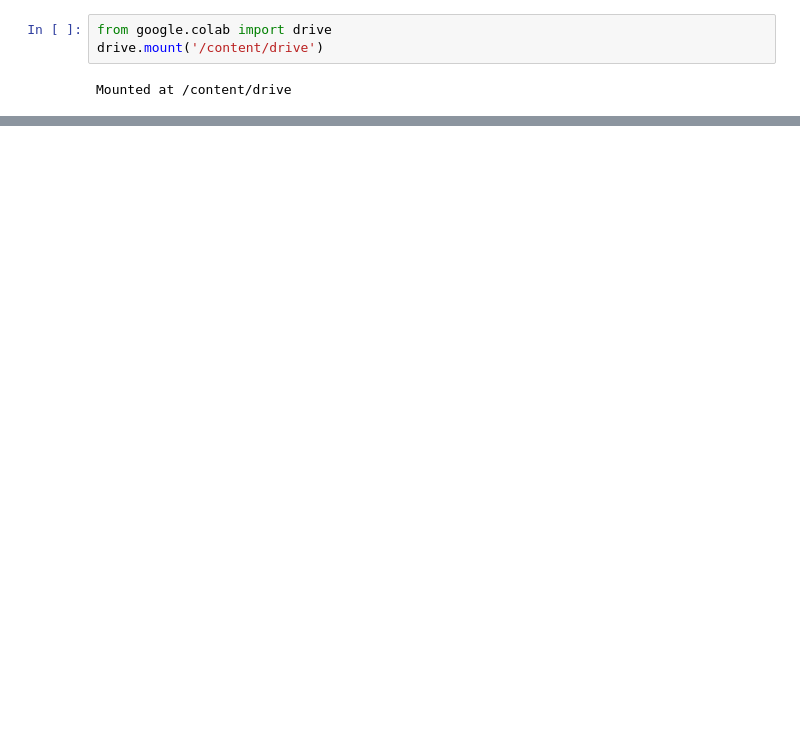
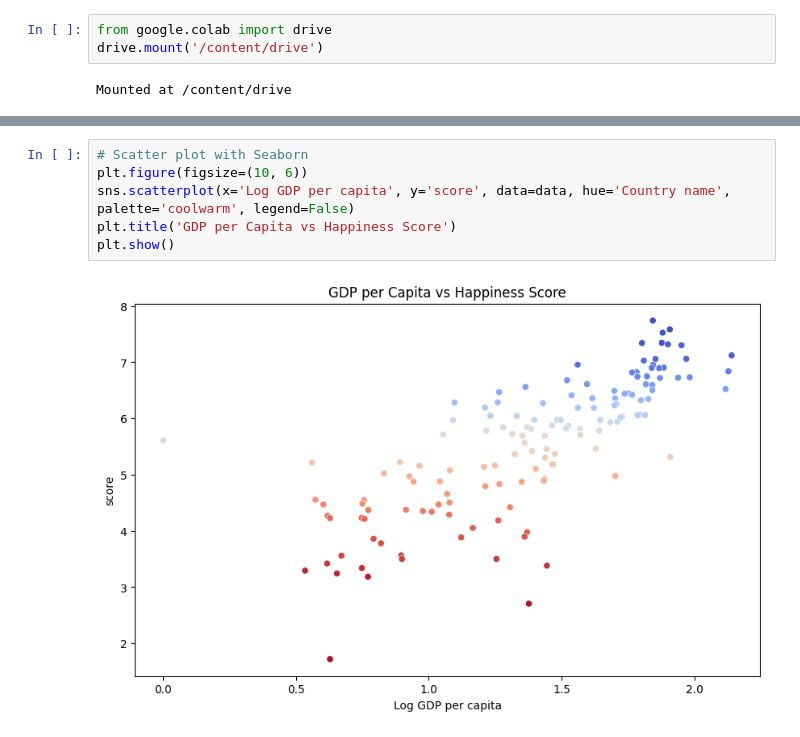
Before and after one commit to PradipPantha/AI, a Jupyter notebook: 2417489_Pradip_Pantha.ipynb, the cells around one changed output, grey strips where cells are left out. Drawn from its saved outputs; the diff is of its cells as text; blank space fills up the shorter version.

```diff
--- a/2417489_Pradip_Pantha.ipynb
+++ b/2417489_Pradip_Pantha.ipynb
@@ -756,0 +207,8 @@ Middle East: Correlation between Score and Generosity: 0.63
+# %%
+# Scatter plot with Seaborn
+plt.figure(figsize=(10, 6))
+sns.scatterplot(x='Log GDP per capita', y='score', data=data, hue='Country name', palette='coolwarm', legend=False)
+plt.title('GDP per Capita vs Happiness Score')
+plt.show()
+# %% [output]
+[figure, added]
```
Also changed, not shown: parts of 96 cells of this notebook.
